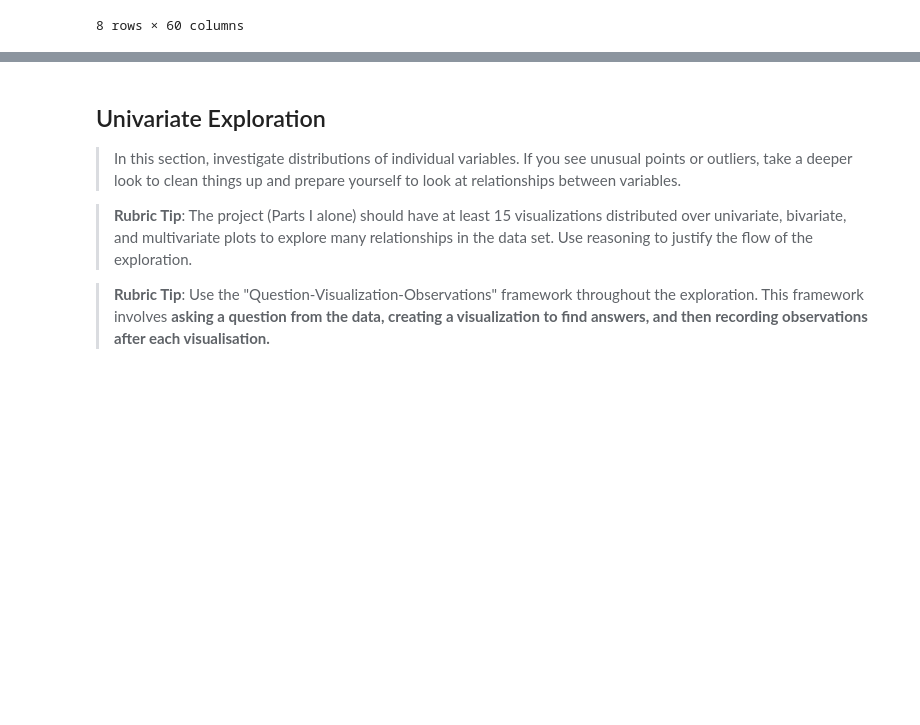
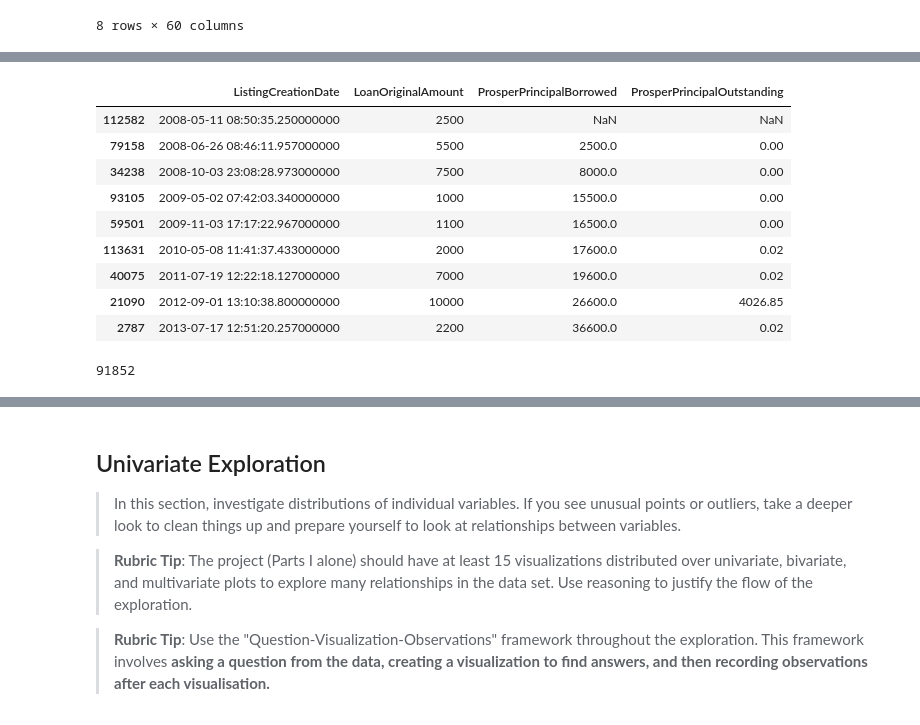
Before and after one commit to cnikoro/prosper_loan_eda, a Jupyter notebook: Part_I_exploration_template.ipynb, the cells around one changed output, grey strips where cells are left out. Drawn from its saved outputs; the diff is of its cells as text; code cells hidden in the pictures; blank space fills up the shorter version.

```diff
--- a/Part_I_exploration_template.ipynb
+++ b/Part_I_exploration_template.ipynb
@@ -136,0 +195,18 @@ loans.loc[:, 'Term':].describe()
+# %%
+loans.query('MemberKey=="63CA34120866140639431C9"')[['ListingCreationDate','LoanOriginalAmount',
+ 'ProsperPrincipalBorrowed', 'ProsperPrincipalOutstanding']].sort_values('ListingCreationDate')
+# %% [output]
+|  | ListingCreationDate | LoanOriginalAmount | ProsperPrincipalBorrowed | ProsperPrincipalOutstanding |
+| 112582 | 2008-05-11 08:50:35.250000000 | 2500 | NaN | NaN |
+| 79158 | 2008-06-26 08:46:11.957000000 | 5500 | 2500.0 | 0.00 |
+| 34238 | 2008-10-03 23:08:28.973000000 | 7500 | 8000.0 | 0.00 |
+| 93105 | 2009-05-02 07:42:03.340000000 | 1000 | 15500.0 | 0.00 |
+| 59501 | 2009-11-03 17:17:22.967000000 | 1100 | 16500.0 | 0.00 |
+| 113631 | 2010-05-08 11:41:37.433000000 | 2000 | 17600.0 | 0.02 |
+| 40075 | 2011-07-19 12:22:18.127000000 | 7000 | 19600.0 | 0.02 |
+| 21090 | 2012-09-01 13:10:38.800000000 | 10000 | 26600.0 | 4026.85 |
+| 2787 | 2013-07-17 12:51:20.257000000 | 2200 | 36600.0 | 0.02 |
+# %%
+loans.ProsperPrincipalOutstanding.isna().sum()
+# %% [output]
+91852
```
Also changed, not shown: parts of 11 cells of this notebook.
